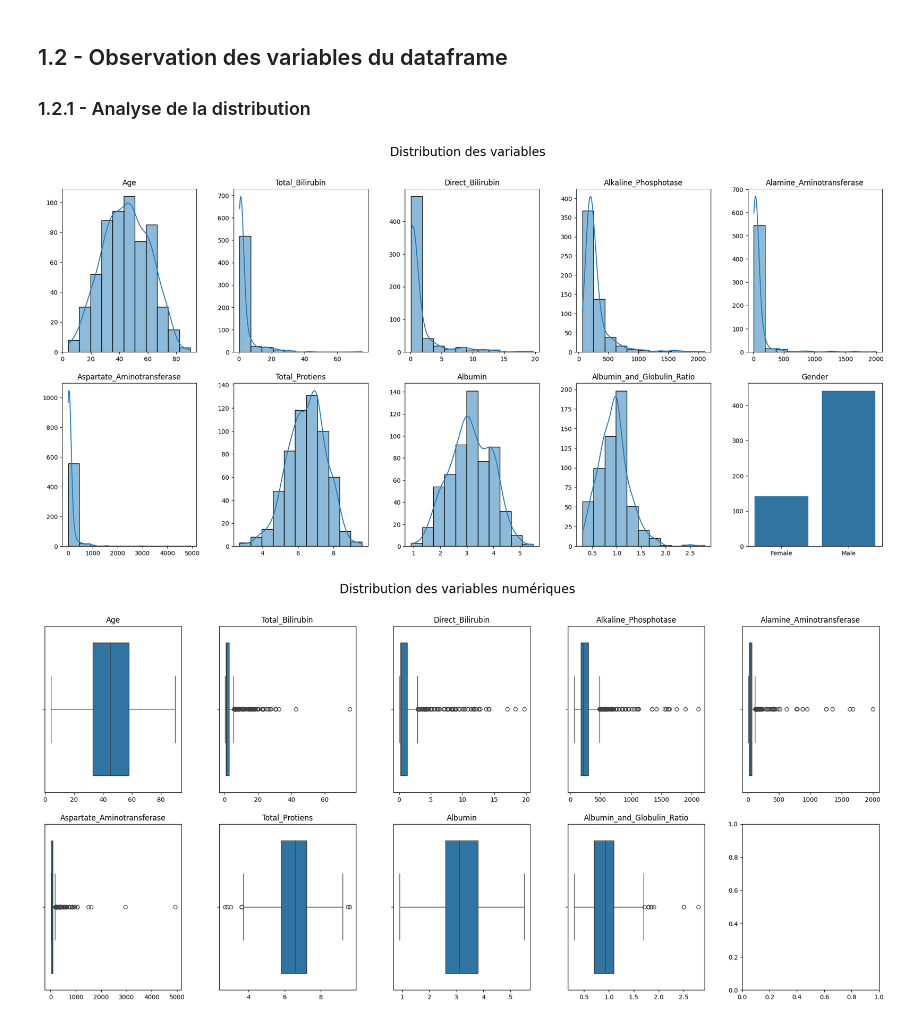
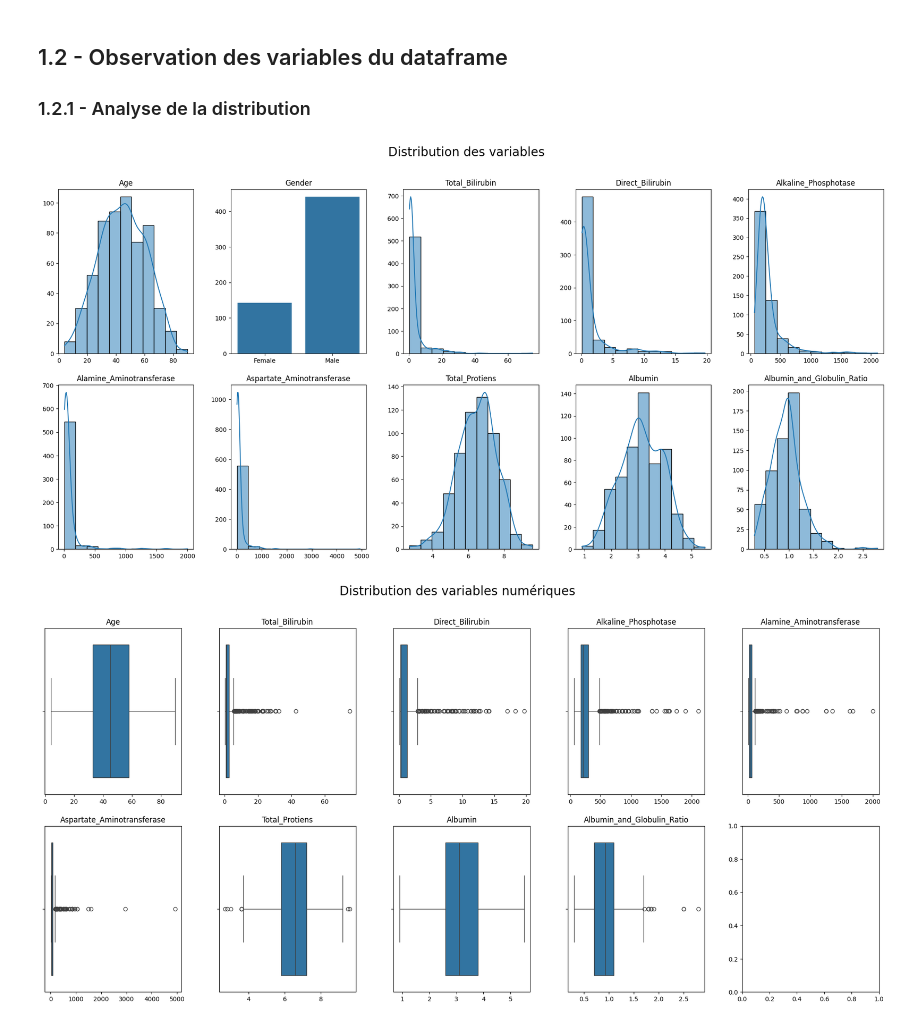
Before and after one commit to Dim2960/semiology_AI, a Jupyter notebook: foie/cleaning_foie.ipynb, the cells around one changed output. Drawn from its saved outputs; the diff is of its cells as text; code cells hidden in the pictures.

Commit message:
Petit changement de nom de df pour les graph

```diff
--- a/foie/cleaning_foie.ipynb
+++ b/foie/cleaning_foie.ipynb
@@ -62,29 +62,26 @@ df_copy[df_copy.isna().any(axis = 1)]
 # %%
 fig, axes = plt.subplots(2, 5, figsize=(20, 10))  # 2 rangées et 5 colonnes pour un total de 10 sous-graphiques
 fig.suptitle('Distribution des variables', fontsize=20)
 fig.tight_layout(pad=3.0)
 
-# Variables du DataFrame, on exclut la variable "Dataset"
-variables = ["Age", "Total_Bilirubin", "Direct_Bilirubin", "Alkaline_Phosphotase", "Alamine_Aminotransferase",
-             "Aspartate_Aminotransferase", "Total_Protiens", "Albumin", "Albumin_and_Globulin_Ratio", "Gender"]
-
+df_analyse = df.drop(columns=['Dataset'])
 # Boucle sur les colonnes pour créer les histogrammes
-for i, col in enumerate(variables):
+for i, col in enumerate(df_analyse):
     ax = axes[i//5, i%5]
     if col == "Gender":
         sns.countplot(x=df[col], ax=ax)
         ax.set_title('Gender')
         ax.set_xlabel('')
         ax.set_ylabel('')
     else:
         sns.histplot(df[col], bins='sturges', kde=True, ax=ax)
         ax.set_title(col)
         ax.set_xlabel('')
         ax.set_ylabel('')
 
 plt.show()
 # %% [output]
-[figure, old version]
+[figure, new version]
 # %%
 '''
 Observation des data pour observer les outliers
```
Also changed, not shown: parts of 1 cell of this notebook.
